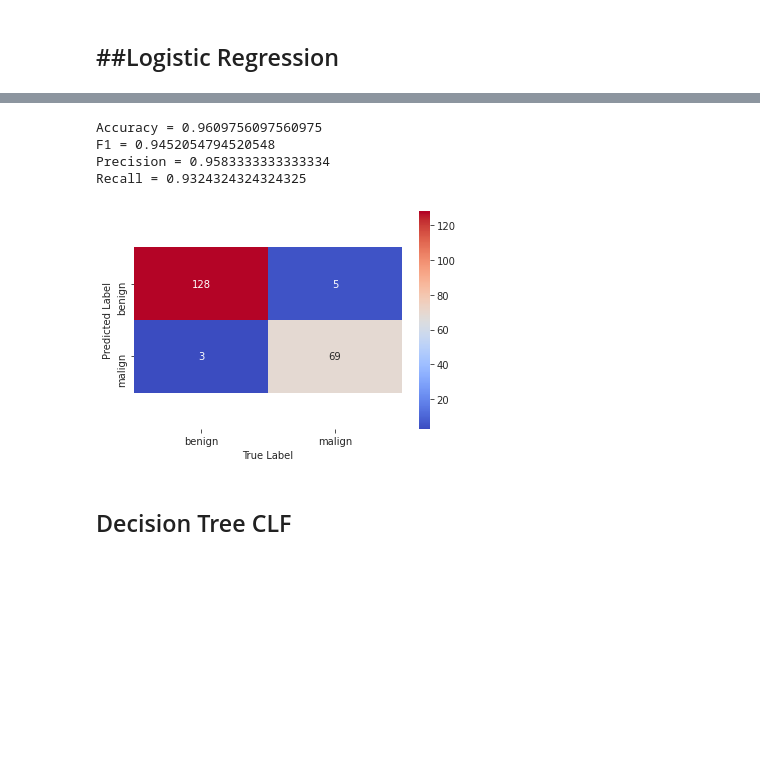
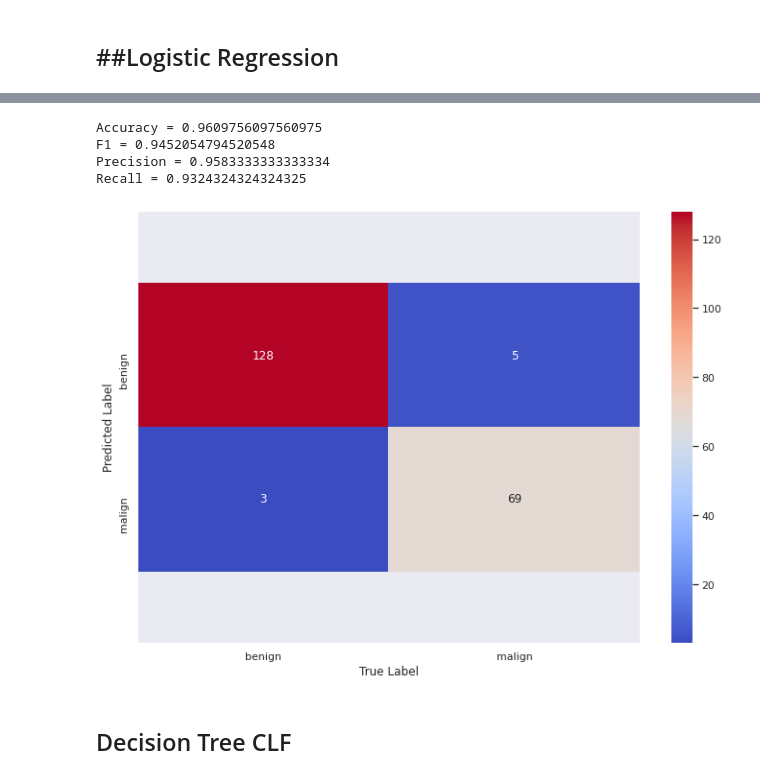
Before and after one commit to Nicordaro/MML, a Jupyter notebook: MML_Thesis_v2_noSMOTE.ipynb, the cells around one changed output, grey strips where cells are left out. Drawn from its saved outputs; the diff is of its cells as text; code cells hidden in the pictures; blank space fills up the shorter version.

```diff
--- a/MML_Thesis_v2_noSMOTE.ipynb
+++ b/MML_Thesis_v2_noSMOTE.ipynb
@@ -269,3 +344,3 @@ x = scaler.fit_transform(x)
 # %%
-x = pd.DataFrame(data=x, columns=['clump', 'uni_size', 'uni_shape',	'adhesion',	'epith_size',	'nuclei',	'chromatin', 'nucleoli',	'mitoses'])
-x
+scaled_DF = pd.DataFrame(data=x_scaled, columns=['clump', 'uni_size', 'uni_shape',	'adhesion',	'epith_size',	'nuclei',	'chromatin', 'nucleoli',	'mitoses'])
+scaled_DF_with_labels = pd.concat((scaled_DF ,(dataset_DF.iloc[:, 9].reset_index(drop=True))), axis=1)
@@ -285,0 +363,3 @@ x
+# %%
+sns.set(rc={'figure.figsize':(11.7,8.27)})
+sns.boxplot(x="value", hue="class", y="variable", data=pd.melt(scaled_DF_with_labels, id_vars="class"), palette=col_dict )
@@ -286,3 +374,6 @@ x
+# %%
+x = scaled_DF_with_labels.iloc[:, :9]
+y = scaled_DF_with_labels.iloc[:, 9].replace("benign", 0).replace("malign", 1)
 # %%
 
 from sklearn.decomposition import PCA
@@ -333,3 +422,5 @@ tune = False
+# %%
+final_report = {'LoRe': [], 'DTree': [], 'RF': [], 'KNN': [], 'SVM': []}
 # %% [markdown]
 ##Logistic Regression
 ---
@@ -359,19 +450,23 @@ mean score 0.966806342771713
 # %%
 # results on the test set
 loRe = LogisticRegression(solver='newton-cg', multi_class='ovr', C=50)
 loRe.fit(X_train_val, y_train_val)
 pred = loRe.predict(X_test)
+final_report['LoRe'].append(accuracy_score(pred,y_test))
 print(f"Accuracy = {accuracy_score(pred,y_test)}")
+final_report['LoRe'].append(f1_score(pred,y_test))
 print(f"F1 = {f1_score(pred,y_test)}")
+final_report['LoRe'].append(precision_score(pred,y_test))
 print(f"Precision = {precision_score(pred,y_test)}")
+final_report['LoRe'].append(recall_score(pred,y_test))
 print(f"Recall = {recall_score(pred,y_test)}")
 confmat(y_test,pred)
 # %% [output]
 Accuracy = 0.9609756097560975
 F1 = 0.9452054794520548
 Precision = 0.9583333333333334
 Recall = 0.9324324324324325
-[figure, old version]
+[figure, new version]
 # %% [markdown]
 Decision Tree CLF
 ---
```
Also changed, not shown: parts of 30 cells of this notebook.
